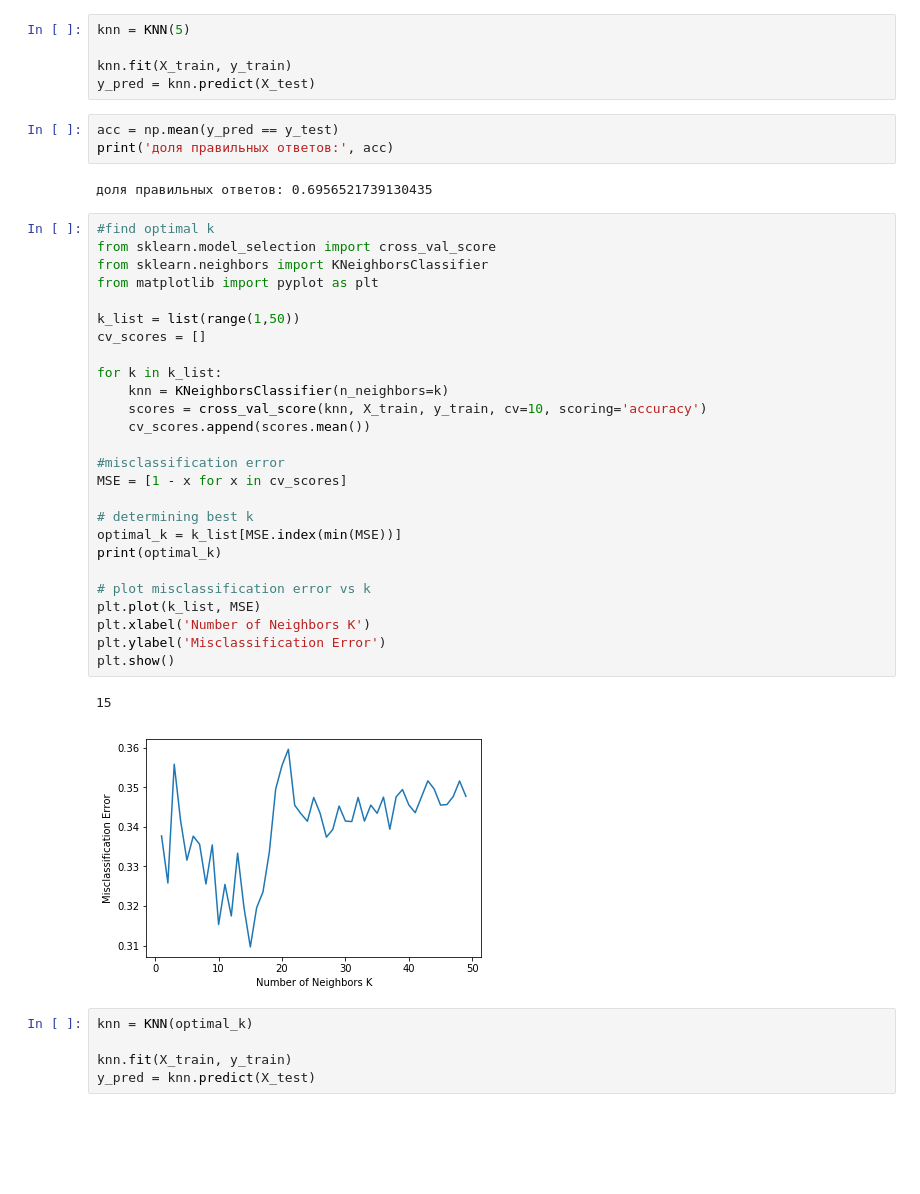
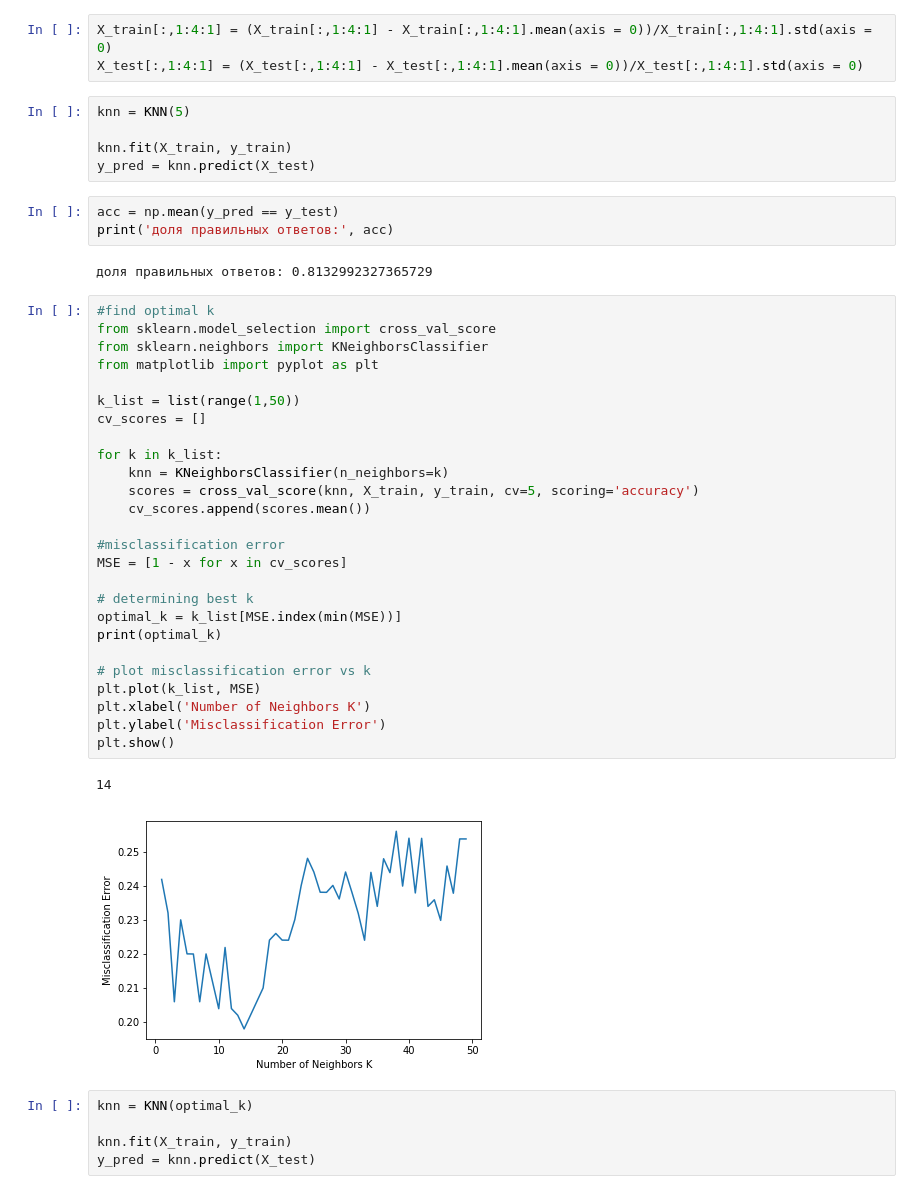
Before and after one commit to DenDiv/PrPythonAtom, a Jupyter notebook: homeworks/03/2week_knn/HW_3.ipynb, the cells around one changed output. Cells and saved outputs as stored; diff of their text form; blank space fills up the shorter version.

```diff
--- a/homeworks/03/2week_knn/HW_3.ipynb
+++ b/homeworks/03/2week_knn/HW_3.ipynb
@@ -294,6 +293,9 @@ array([[ 1.    , 22.    ,  3.    ,  7.25  ,  1.    ,  0.    ,  0.    ],
        [ 0.    , 26.    ,  3.    ,  7.925 ,  1.    ,  0.    ,  0.    ],
        [ 0.    , 35.    ,  1.    , 53.1   ,  1.    ,  0.    ,  0.    ],
        [ 1.    , 35.    ,  3.    ,  8.05  ,  1.    ,  0.    ,  0.    ]])
+# %%
+X_train[:,1:4:1] = (X_train[:,1:4:1] - X_train[:,1:4:1].mean(axis = 0))/X_train[:,1:4:1].std(axis = 0)
+X_test[:,1:4:1] = (X_test[:,1:4:1] - X_test[:,1:4:1].mean(axis = 0))/X_test[:,1:4:1].std(axis = 0)
 # %%
 knn = KNN(5)
 
@@ -303,36 +305,36 @@ y_pred = knn.predict(X_test)
 acc = np.mean(y_pred == y_test)
 print('доля правильных ответов:', acc)
 # %% [output]
-доля правильных ответов: 0.6956521739130435
+доля правильных ответов: 0.8132992327365729
 # %%
 #find optimal k
 from sklearn.model_selection import cross_val_score
 from sklearn.neighbors import KNeighborsClassifier
 from matplotlib import pyplot as plt
 
 k_list = list(range(1,50))
 cv_scores = []
 
 for k in k_list:
     knn = KNeighborsClassifier(n_neighbors=k)
-    scores = cross_val_score(knn, X_train, y_train, cv=10, scoring='accuracy')
+    scores = cross_val_score(knn, X_train, y_train, cv=5, scoring='accuracy')
     cv_scores.append(scores.mean())
 
 #misclassification error
 MSE = [1 - x for x in cv_scores]
 
 # determining best k
 optimal_k = k_list[MSE.index(min(MSE))]
 print(optimal_k)
 
 # plot misclassification error vs k
 plt.plot(k_list, MSE)
 plt.xlabel('Number of Neighbors K')
 plt.ylabel('Misclassification Error')
 plt.show()
 # %% [output]
-15
+14
-[figure, old version]
+[figure, new version]
 # %%
 knn = KNN(optimal_k)
 
```
Also changed, not shown: parts of 2 cells of this notebook.
